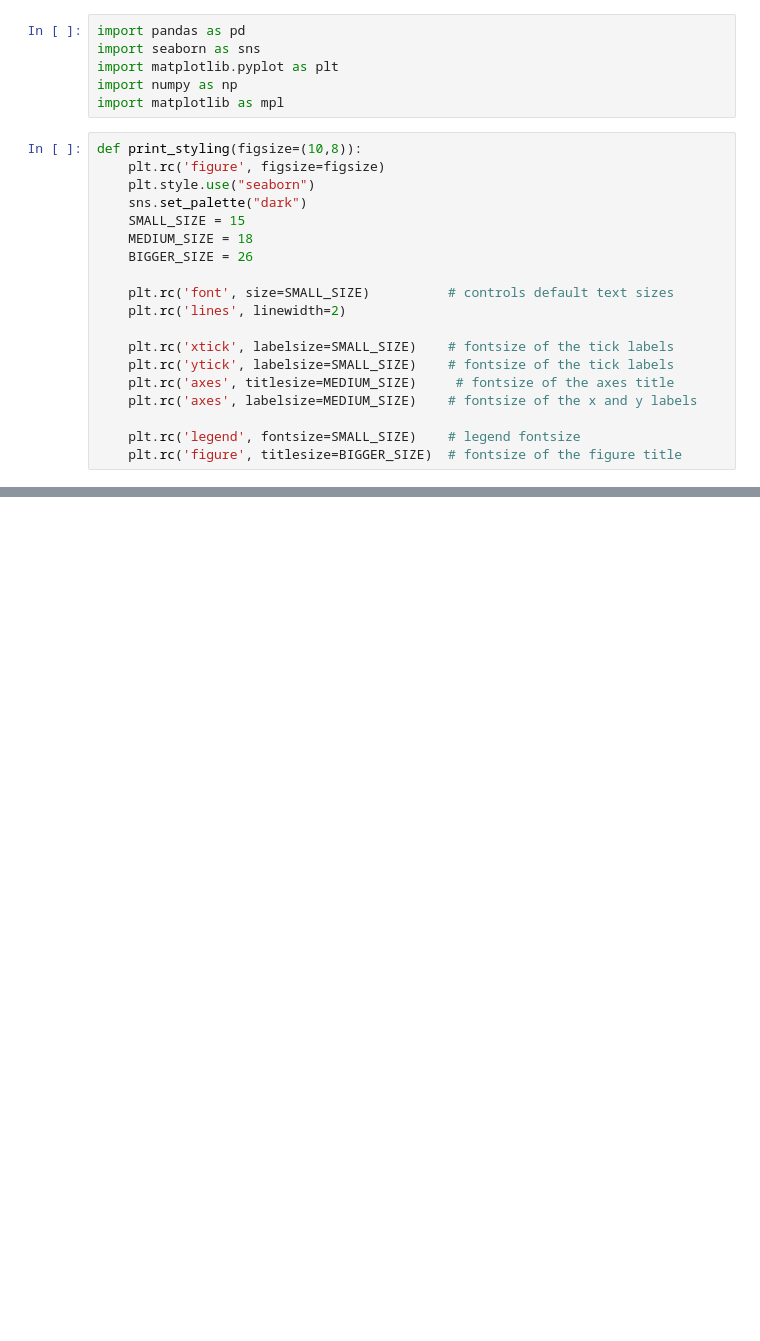
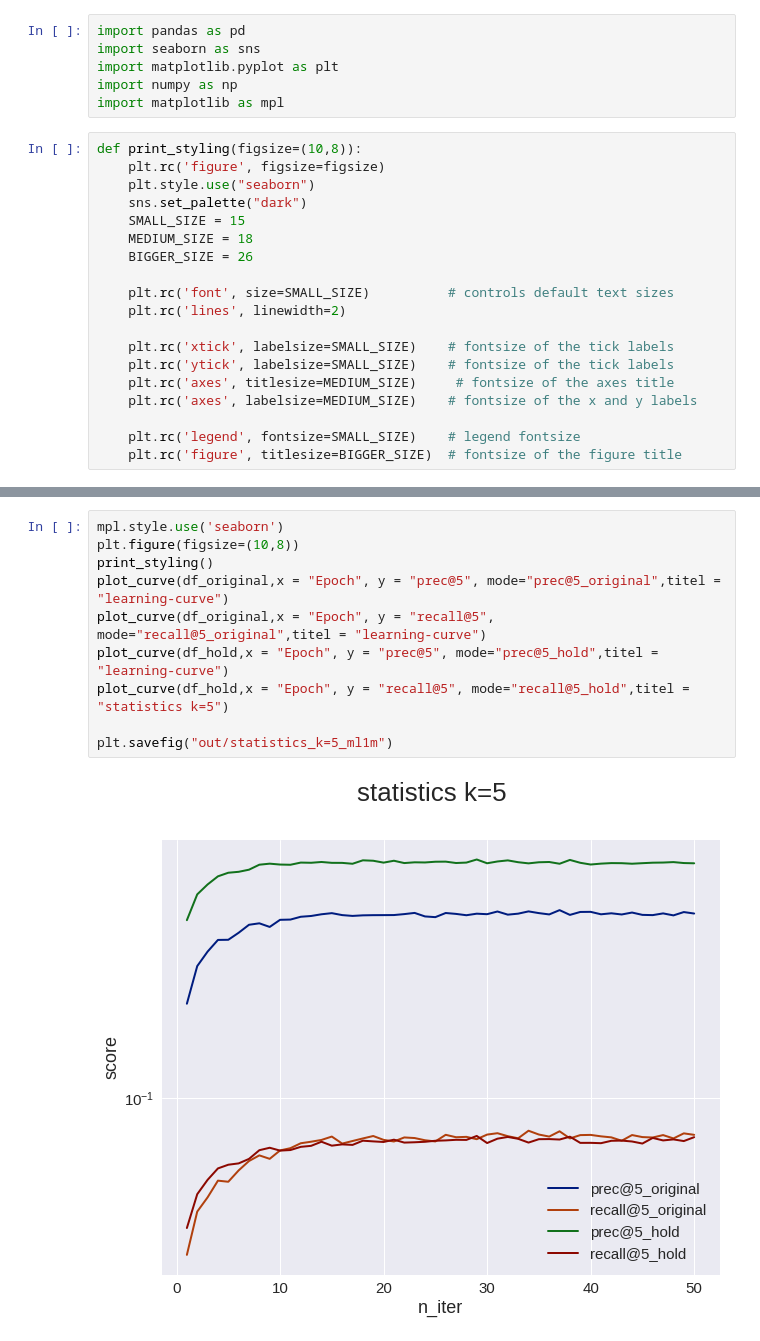
Before and after one commit to axcy0809/Experiment_Design_of_Data_Science, a Jupyter notebook: CosRec/analyse.ipynb, the cells around one changed output, grey strips where cells are left out. Cells and saved outputs as stored; diff of their text form; blank space fills up the shorter version.

```diff
--- a/CosRec/analyse.ipynb
+++ b/CosRec/analyse.ipynb
@@ -72,0 +71,12 @@ plt.plot(df["loss"])
+# %%
+mpl.style.use('seaborn')
+plt.figure(figsize=(10,8))
+print_styling()
+plot_curve(df_original,x = "Epoch", y = "prec@5", mode="prec@5_original",titel = "learning-curve")
+plot_curve(df_original,x = "Epoch", y = "recall@5", mode="recall@5_original",titel = "learning-curve")
+plot_curve(df_hold,x = "Epoch", y = "prec@5", mode="prec@5_hold",titel = "learning-curve")
+plot_curve(df_hold,x = "Epoch", y = "recall@5", mode="recall@5_hold",titel = "statistics k=5")
+
+plt.savefig("out/statistics_k=5_ml1m")
+# %% [output]
+[figure, added]
```
Also changed, not shown: parts of 13 cells of this notebook, 29 other files.
